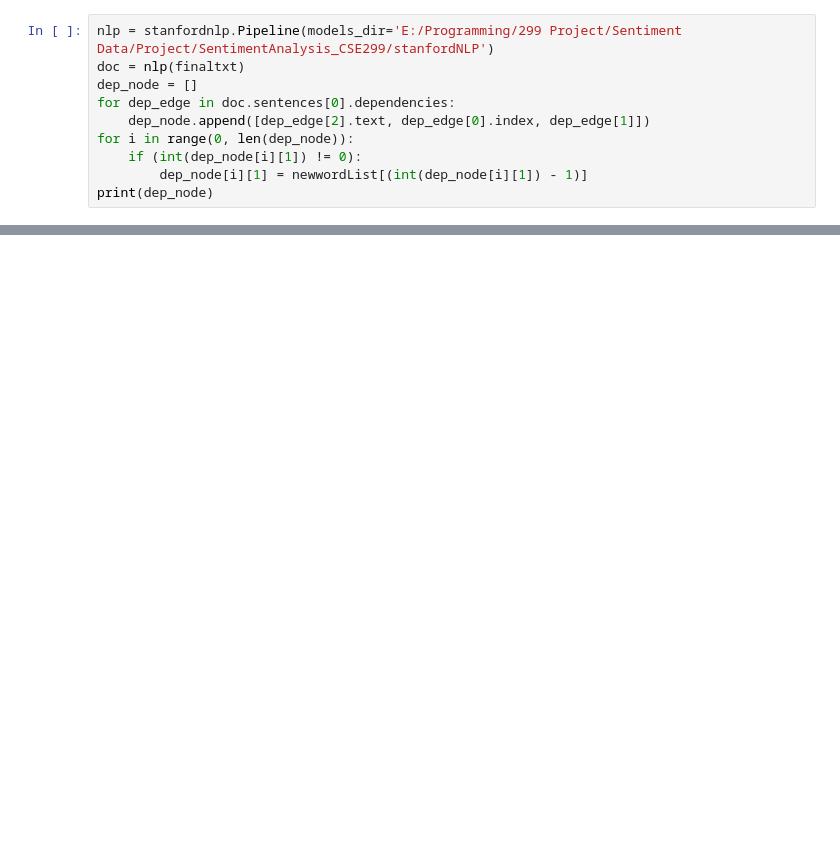
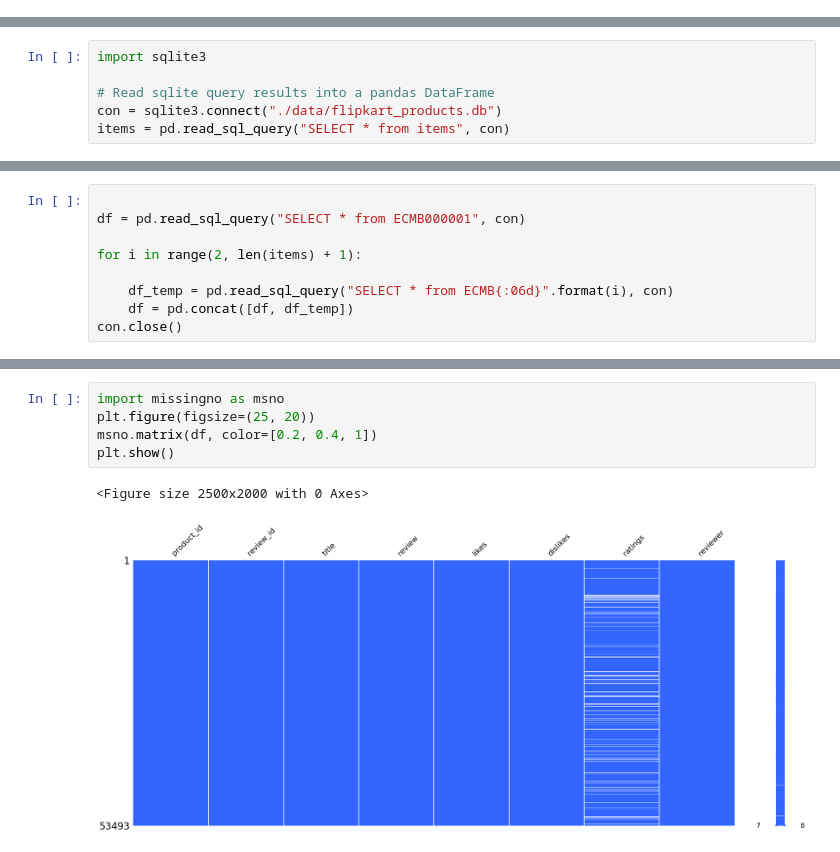
Before and after one commit to MFRSiam/SentimentAnalysis_CSE299, a Jupyter notebook: OurAspect.ipynb, the cells around one changed output, grey strips where cells are left out. Cells and saved outputs as stored; diff of their text form; blank space fills up the shorter version.

```diff
--- a/OurAspect.ipynb
+++ b/OurAspect.ipynb
@@ -73,10 +0,0 @@ taggedList = nltk.pos_tag(wordsList)
-# %%
-nlp = stanfordnlp.Pipeline(models_dir='E:/Programming/299 Project/Sentiment Data/Project/SentimentAnalysis_CSE299/stanfordNLP')
-doc = nlp(finaltxt)
-dep_node = []
-for dep_edge in doc.sentences[0].dependencies:
-    dep_node.append([dep_edge[2].text, dep_edge[0].index, dep_edge[1]])
-for i in range(0, len(dep_node)):
-    if (int(dep_node[i][1]) != 0):
-        dep_node[i][1] = newwordList[(int(dep_node[i][1]) - 1)]
-print(dep_node)
@@ -90,0 +18,6 @@ AttributeError: 'tuple' object has no attribute 'tb_frame'
+# %%
+import sqlite3
+
+# Read sqlite query results into a pandas DataFrame
+con = sqlite3.connect("./data/flipkart_products.db")
+items = pd.read_sql_query("SELECT * from items", con)
@@ -90,0 +52,9 @@ AttributeError: 'tuple' object has no attribute 'tb_frame'
+# %%
+
+df = pd.read_sql_query("SELECT * from ECMB000001", con)
+
+for i in range(2, len(items) + 1):
+
+    df_temp = pd.read_sql_query("SELECT * from ECMB{:06d}".format(i), con)
+    df = pd.concat([df, df_temp])
+con.close()
@@ -90,0 +88,8 @@ AttributeError: 'tuple' object has no attribute 'tb_frame'
+# %%
+import missingno as msno
+plt.figure(figsize=(25, 20))
+msno.matrix(df, color=[0.2, 0.4, 1])
+plt.show()
+# %% [output]
+<Figure size 2500x2000 with 0 Axes>
+[figure, added]
```
Also changed, not shown: parts of 81 cells of this notebook, 1 other file.
